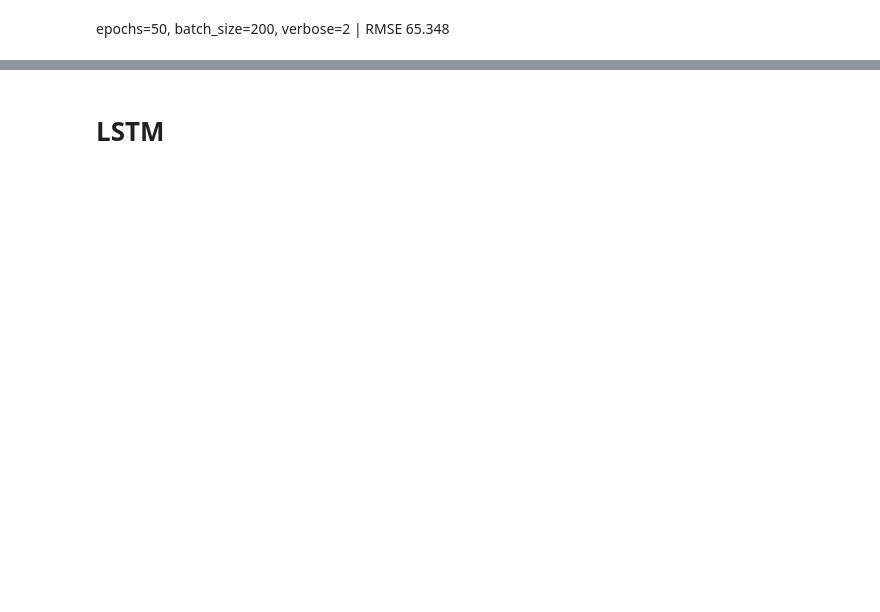
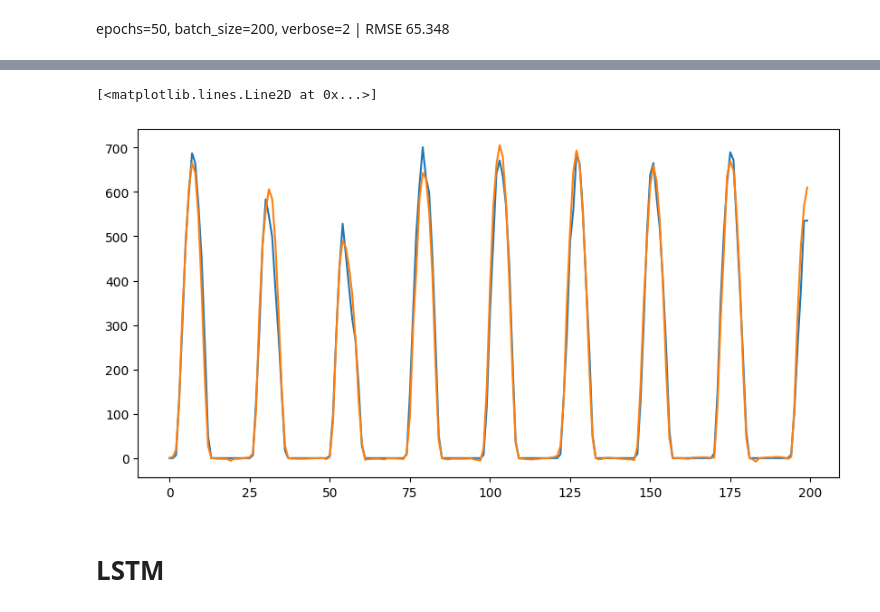
Before and after one commit to fairuznawar122/Solar-Radiation-Forecast, a Jupyter notebook: Solar_Radiation_Forecast.ipynb, the cells around one changed output, grey strips where cells are left out. Drawn from its saved outputs; the diff is of its cells as text; code cells hidden in the pictures; blank space fills up the shorter version.

```diff
--- a/Solar_Radiation_Forecast.ipynb
+++ b/Solar_Radiation_Forecast.ipynb
@@ -316,7 +316,7 @@ def build_transformer(
     n_features,
     d_model=64,
     n_heads=4,
-    ff_dim=128,
+    ff_dim=256,
     dropout=0.1
 ):
     # 1) Inputs & projection
@@ -347,17 +347,17 @@ def build_transformer(
 # --- usage ---
 model = build_transformer(
     seq_length=seq_length,
-    n_features=n_features,    # your 8 predictors
+    n_features=n_features,
     d_model=64,
     n_heads=4,
-    ff_dim=128
+    ff_dim=256
 )
 model.compile(optimizer="adam", loss="mse")
 model.fit(
     X_train, y_train,
     validation_data=(X_val, y_val),
-    epochs=10,
-    batch_size=50,
+    epochs=50,
+    batch_size=200,
     verbose=2
 )
 
@@ -393,3 +393,18 @@ Final Test RMSE on GHI (Transformer): 74.937
 epochs=50,
     batch_size=200,
     verbose=2 | RMSE 65.348
+# %%
+import numpy as np
+print(np.asarray(y_true).shape, np.asarray(y_pred).shape)
+import numpy as np
+
+y_true = np.asarray(y_true).ravel()    # or .flatten()
+y_pred = np.asarray(y_pred).ravel()
+
+import pandas as pd
+
+df_pred = pd.DataFrame({
+    'y_true': y_true,
+    'y_pred': y_pred
+})
+print(df_pred.head())
@@ -396,3 +426,14 @@ epochs=50,
+# %%
+start = 100
+end = start + 200
+import matplotlib.pyplot as plt
+plt.figure(figsize=(10, 5))
+plt.plot(y_true[start:end], label='Actual GHI')
+plt.plot(y_pred[start:end], label='Predicted GHI')
+# … rest is the same …
+# %% [output]
+[<matplotlib.lines.Line2D at 0x...>]
+[figure, added]
 # %% [markdown]
 # LSTM
 # %%
```
Also changed, not shown: parts of 12 cells of this notebook.
